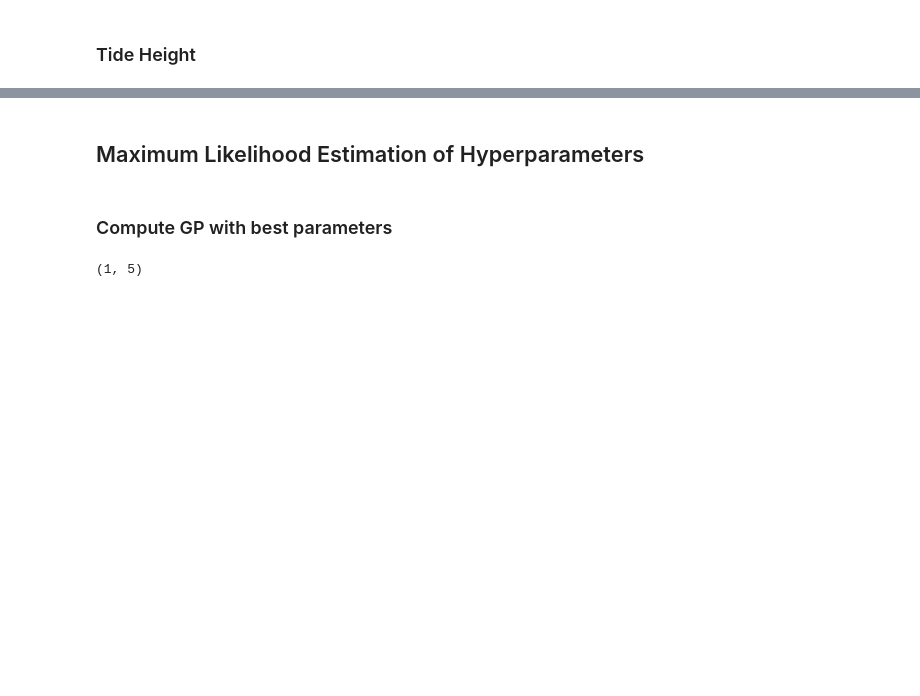
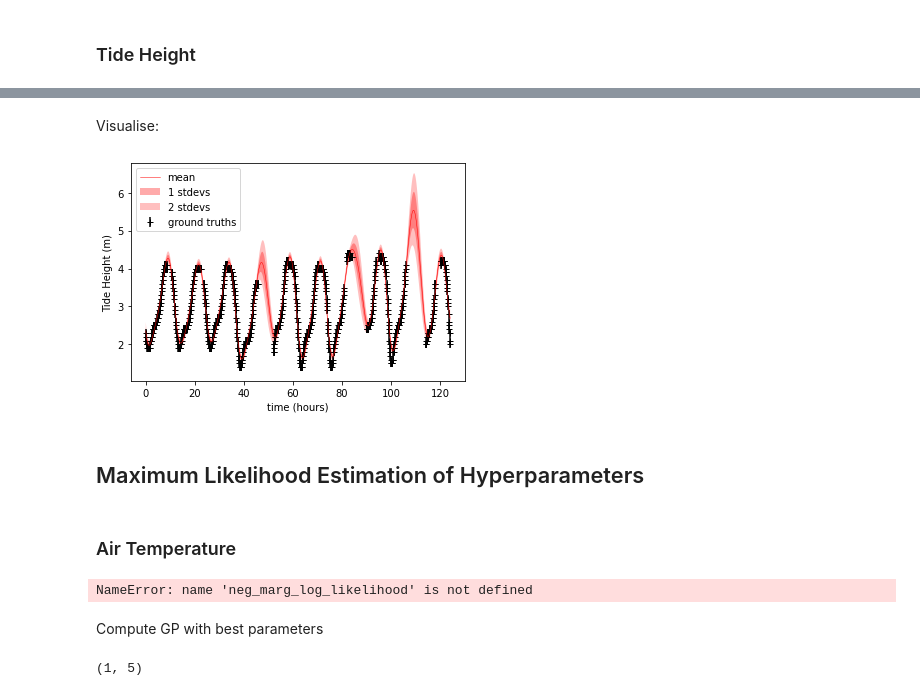
Before and after one commit to dakloepfer/AIMS-Gaussian-Processes-Labs, a Jupyter notebook: Gaussian_Processes.ipynb, the cells around one changed output, grey strips where cells are left out. Saved outputs shown, nothing was run; the diff lists cells and outputs as text; code cells hidden in the pictures; blank space fills up the shorter version.

```diff
--- a/Gaussian_Processes.ipynb
+++ b/Gaussian_Processes.ipynb
@@ -105,0 +124,15 @@ mean_star, cov_star = posterior_predictive_distr(X, y, target_noise, X_star, air
+# %%
+tide_height_mean_f = lambda X: mean_functions.const(X, np.array([np.mean(known_data[:, 2])])) # use mean of known tide height as prior constant mean
+
+alpha = np.sqrt(np.std(known_data[:, 3])) # this parameter pretty much gives the standard deviation of each single point, so set it to the overall standard deviation
+beta = 4 # after four hours the tide has changed significantly and there should not be too much correlation anymore -- might make this lower
+period = 12 # tide period is 12 hours
+tide_height_cov_f = lambda X, Y: np.multiply(cov_functions.periodic(X, Y, np.array([alpha, beta, period])), cov_functions.rbf(X, Y, np.array([alpha, beta]))) # use locally periodic kernel as covaiance function for Air temperature
+
+X = np.expand_dims(known_data[:, 0], axis=1)
+y = np.expand_dims(known_data[:, 3], axis=1)
+target_noise = 0.1*np.ones_like(y)
+jitter = 1e-5
+
+X_star = np.linspace(known_data[0, 0], known_data[-1, 0], num=10000)
+X_star = np.expand_dims(X_star, axis=1)
@@ -106,2 +141,14 @@ mean_star, cov_star = posterior_predictive_distr(X, y, target_noise, X_star, air
+# %%
+mean_star, cov_star = posterior_predictive_distr(X, y, target_noise, X_star, tide_height_mean_f, tide_height_cov_f, jitter)
+# %% [markdown]
+Visualise:
+# %%
+visualisations.plot_true_data(X, y, "time (hours)", "Tide Height (m)", np.squeeze(target_noise))
+visualisations.plot_mean(X_star, mean_star)
+visualisations.plot_uncertainty(X_star[:, 0], mean_star, cov_star, [1, 2])
+# %% [output]
+[figure, added]
 # %% [markdown]
 ## Maximum Likelihood Estimation of Hyperparameters
+# %% [markdown]
+### Air Temperature
@@ -108,17 +168,9 @@ mean_star, cov_star = posterior_predictive_distr(X, y, target_noise, X_star, air
 # %%
-# arguments for gp_log_likelihood
-initial_guess = np.array([]) #TODO
-n_mean_f_params = #TODO
-mean_f = #TODO
-cov_f = #TODO
-X = #TODO
-y = #TODO_
-target_noise = #TODO
-jitter = 1e-5
-
-best_params = minimize(-marg_log_likelihood, initial_guess, args=(n_mean_f_params, mean_f, cov_f, X, y, target_noise, jitter), options={'disp': True})
+best_params = minimize(neg_marg_log_likelihood, initial_guess, args=(n_mean_f_params, mean_f, cov_f, X, y, target_noise, jitter), options={'disp': True})
+# %% [output]
+NameError: name 'neg_marg_log_likelihood' is not defined
 # %% [markdown]
-### Compute GP with best parameters
+Compute GP with best parameters
 # %%
 best_mean_f = lambda X: mean_f(X, best_params[:n_mean_f_params])
 best_cov_f = lambda X, Y: cov_f(X, Y, best_params[n_mean_f_params:])
```
Also changed, not shown: parts of 12 cells of this notebook.
